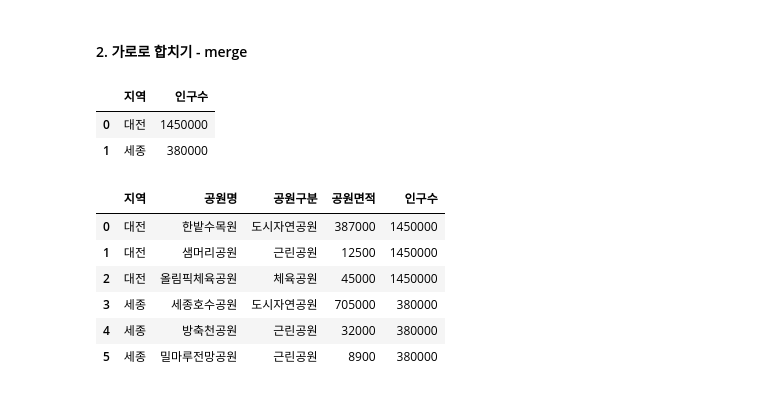
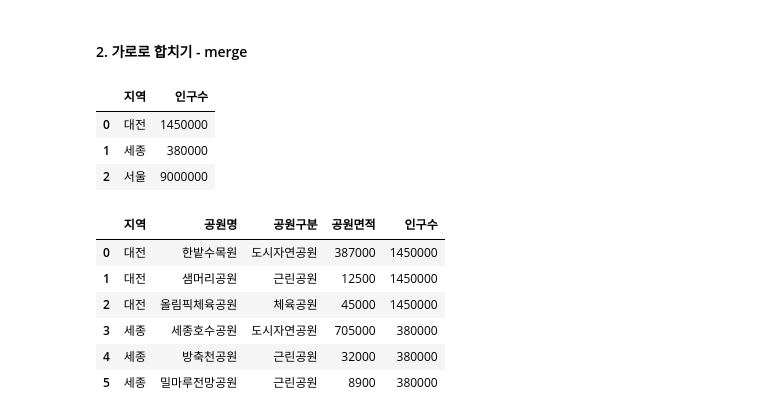
Before and after one commit to fun5307/study-with-ai-2, a Jupyter notebook: src/study_with_ai_2/3_판다스/5_데이터병합.ipynb, the cells around one changed output. Saved outputs shown, nothing was run; the diff lists cells and outputs as text; code cells hidden in the pictures.

```diff
--- a/src/study_with_ai_2/3_판다스/5_데이터병합.ipynb
+++ b/src/study_with_ai_2/3_판다스/5_데이터병합.ipynb
@@ -46,12 +46,13 @@ total_df
 #### 2. 가로로 합치기 - merge
 # %%
 data1 = pd.DataFrame({
-    "지역" : ["대전", "세종"],
-    "인구수" : [1_450_000, 380_000],
+    "지역" : ["대전", "세종", "서울"],
+    "인구수" : [1_450_000, 380_000, 9_000_000],
 })
 data1
 # %% [output]
 |  | 지역 | 인구수 |
 | 0 | 대전 | 1450000 |
 | 1 | 세종 | 380000 |
+| 2 | 서울 | 9000000 |
 # %%
```
Also changed, not shown: parts of 3 cells of this notebook, 23 other files.
